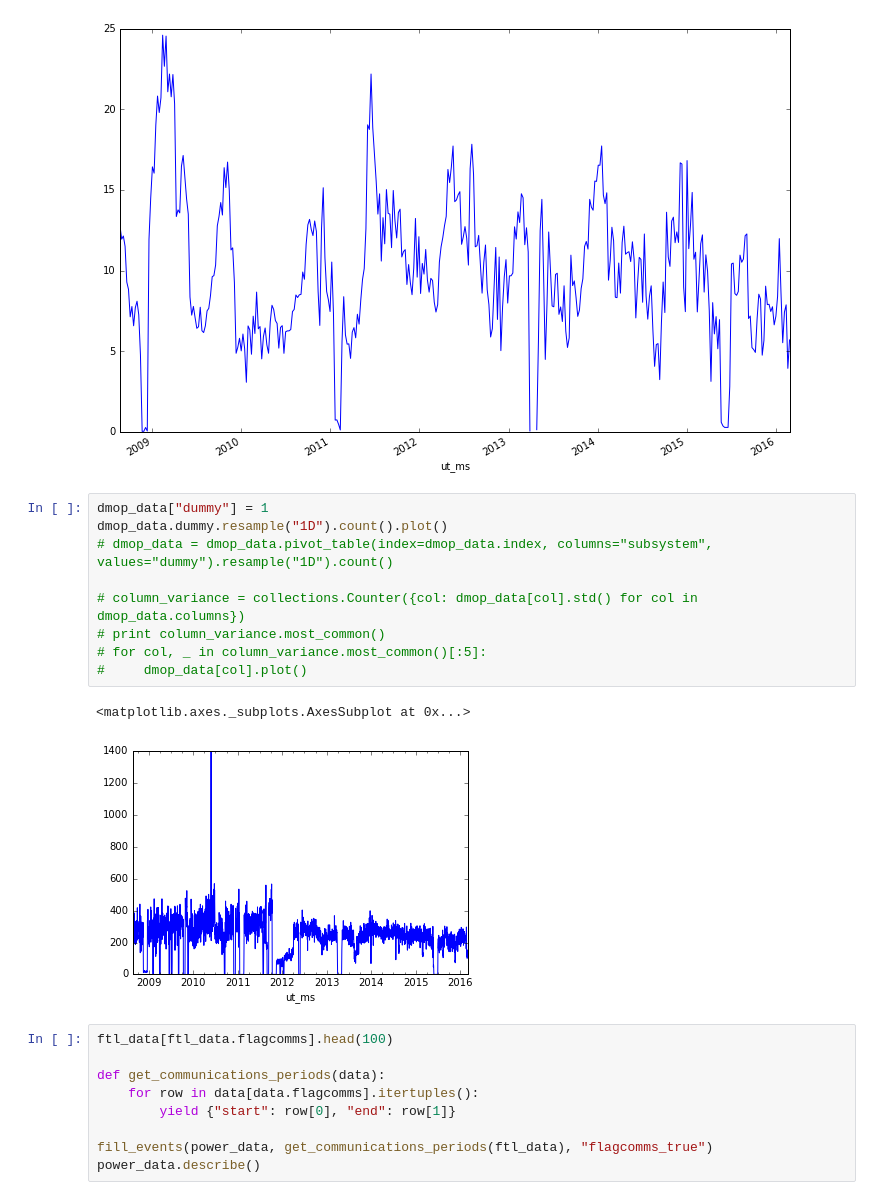
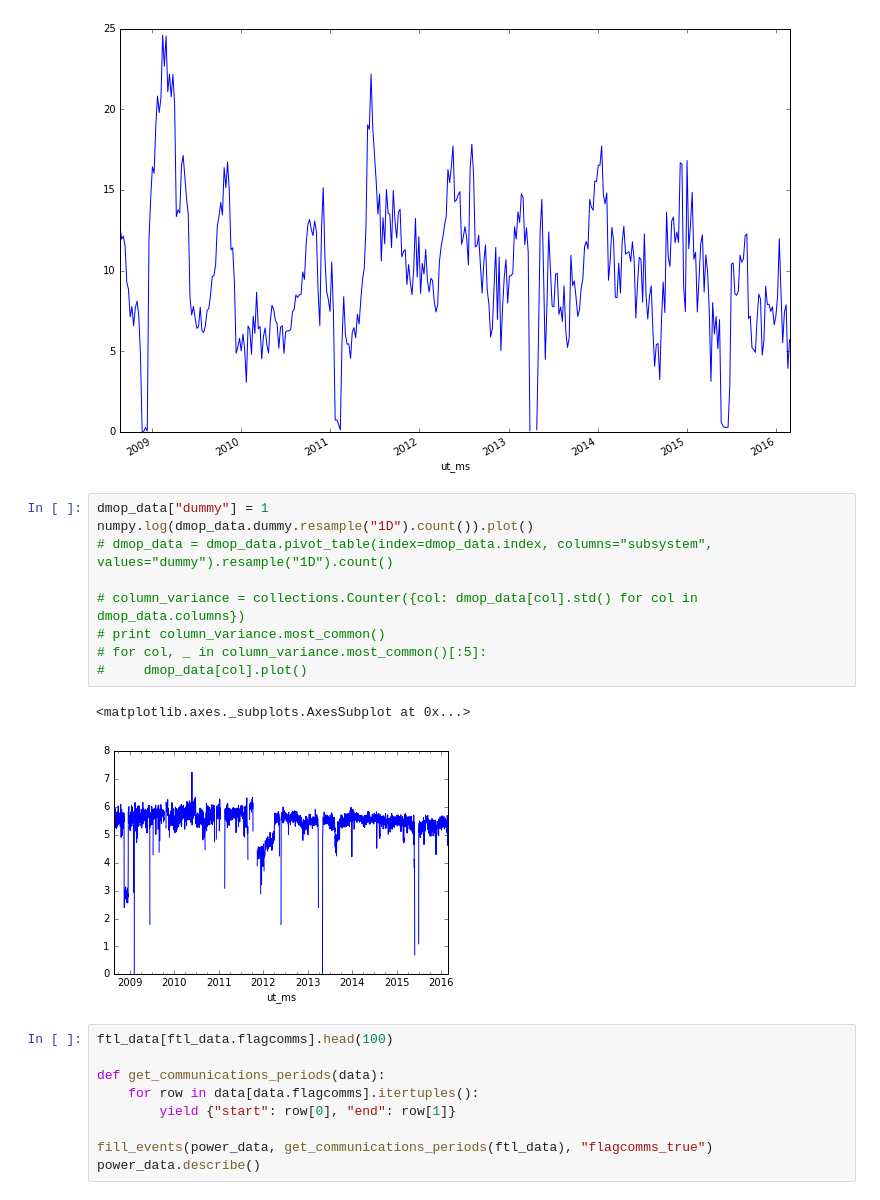
Before and after one commit to ktrnka/mars-express, a Jupyter notebook: experiments.ipynb, the cells around one changed output. Cells and saved outputs as stored; diff of their text form.

```diff
--- a/experiments.ipynb
+++ b/experiments.ipynb
@@ -124,16 +124,16 @@ saa_data.sy.resample("7D").std().plot(figsize=(12, 8))
 [figure]
 # %%
 dmop_data["dummy"] = 1
-dmop_data.dummy.resample("1D").count().plot()
+numpy.log(dmop_data.dummy.resample("1D").count()).plot()
 # dmop_data = dmop_data.pivot_table(index=dmop_data.index, columns="subsystem", values="dummy").resample("1D").count()
 
 # column_variance = collections.Counter({col: dmop_data[col].std() for col in dmop_data.columns})
 # print column_variance.most_common()
 # for col, _ in column_variance.most_common()[:5]:
 #     dmop_data[col].plot()
 # %% [output]
 <matplotlib.axes._subplots.AxesSubplot at 0x...>
-[figure, old version]
+[figure, new version]
 # %%
 ftl_data[ftl_data.flagcomms].head(100)
 
```
Also changed, not shown: parts of 1 cell of this notebook, 3 other files.
